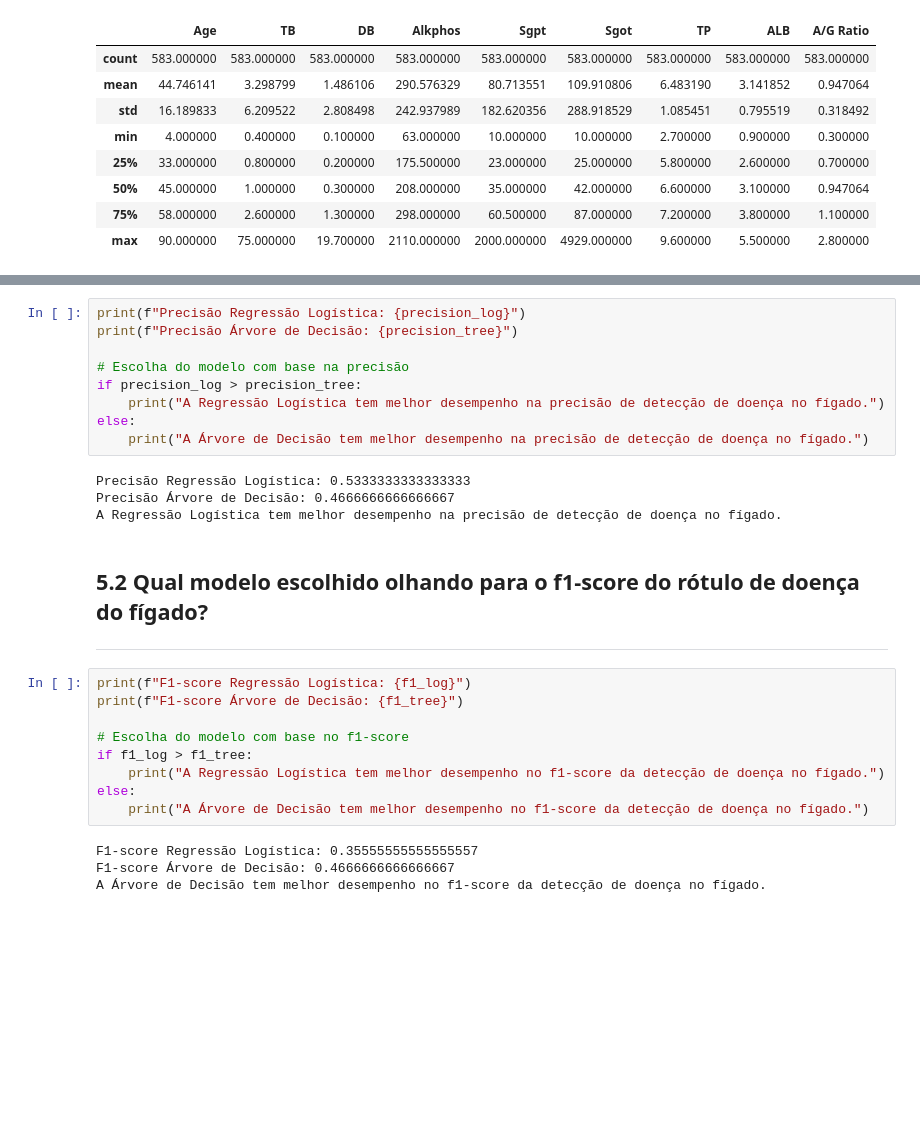
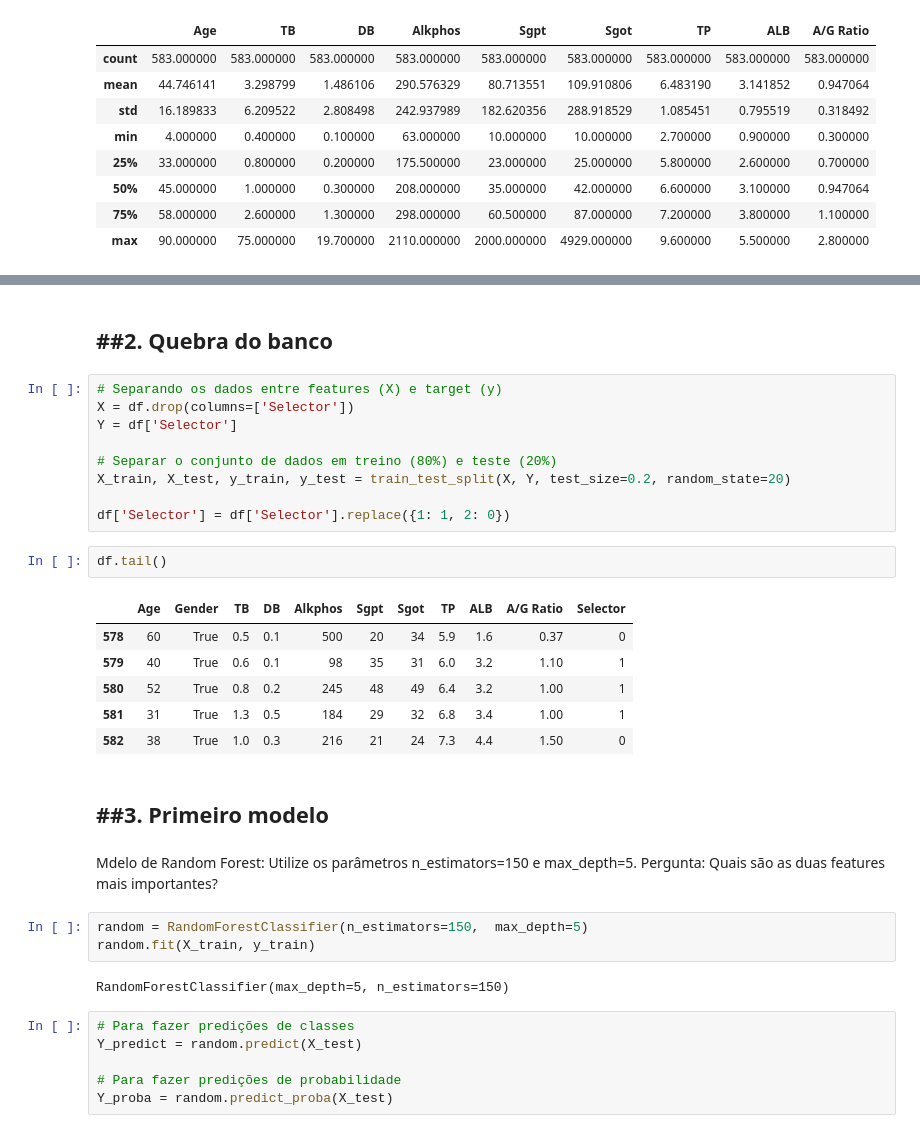
Before and after one commit to KesleyJS/TrabalhoML, a Jupyter notebook: Lista02/Lista2.ipynb, the cells around one changed output, grey strips where cells are left out. Saved outputs shown, nothing was run; the diff lists cells and outputs as text; blank space fills up the shorter version.

```diff
--- a/Lista02/Lista2.ipynb
+++ b/Lista02/Lista2.ipynb
@@ -302,29 +126,39 @@ F1-score Árvore de Decisão: 0.4666666666666667
-# %%
-print(f"Precisão Regressão Logística: {precision_log}")
-print(f"Precisão Árvore de Decisão: {precision_tree}")
-
-# Escolha do modelo com base na precisão
-if precision_log > precision_tree:
-    print("A Regressão Logística tem melhor desempenho na precisão de detecção de doença no fígado.")
-else:
-    print("A Árvore de Decisão tem melhor desempenho na precisão de detecção de doença no fígado.")
-# %% [output]
-Precisão Regressão Logística: 0.5333333333333333
-Precisão Árvore de Decisão: 0.4666666666666667
-A Regressão Logística tem melhor desempenho na precisão de detecção de doença no fígado.
-# %% [markdown]
-## 5.2 Qual modelo escolhido olhando para o f1-score do rótulo de doença do fígado?
---------------------
-# %%
-print(f"F1-score Regressão Logística: {f1_log}")
-print(f"F1-score Árvore de Decisão: {f1_tree}")
-
-# Escolha do modelo com base no f1-score
-if f1_log > f1_tree:
-    print("A Regressão Logística tem melhor desempenho no f1-score da detecção de doença no fígado.")
-else:
-    print("A Árvore de Decisão tem melhor desempenho no f1-score da detecção de doença no fígado.")
-# %% [output]
-F1-score Regressão Logística: 0.35555555555555557
-F1-score Árvore de Decisão: 0.4666666666666667
-A Árvore de Decisão tem melhor desempenho no f1-score da detecção de doença no fígado.
+# %% [markdown]
+##2. Quebra do banco
+--------------------
+# %%
+# Separando os dados entre features (X) e target (y)
+X = df.drop(columns=['Selector'])
+Y = df['Selector']
+
+# Separar o conjunto de dados em treino (80%) e teste (20%)
+X_train, X_test, y_train, y_test = train_test_split(X, Y, test_size=0.2, random_state=20)
+
+df['Selector'] = df['Selector'].replace({1: 1, 2: 0})
+# %%
+df.tail()
+# %% [output]
+|  | Age | Gender | TB | DB | Alkphos | Sgpt | Sgot | TP | ALB | A/G Ratio | Selector |
+| 578 | 60 | True | 0.5 | 0.1 | 500 | 20 | 34 | 5.9 | 1.6 | 0.37 | 0 |
+| 579 | 40 | True | 0.6 | 0.1 | 98 | 35 | 31 | 6.0 | 3.2 | 1.10 | 1 |
+| 580 | 52 | True | 0.8 | 0.2 | 245 | 48 | 49 | 6.4 | 3.2 | 1.00 | 1 |
+| 581 | 31 | True | 1.3 | 0.5 | 184 | 29 | 32 | 6.8 | 3.4 | 1.00 | 1 |
+| 582 | 38 | True | 1.0 | 0.3 | 216 | 21 | 24 | 7.3 | 4.4 | 1.50 | 0 |
+# %% [markdown]
+##3. Primeiro modelo
+--------------------
+# %% [markdown]
+Mdelo de Random Forest:
+Utilize os parâmetros n_estimators=150 e max_depth=5.
+Pergunta: Quais são as duas features mais importantes?
+# %%
+random = RandomForestClassifier(n_estimators=150,  max_depth=5)
+random.fit(X_train, y_train)
+# %% [output]
+RandomForestClassifier(max_depth=5, n_estimators=150)
+# %%
+# Para fazer predições de classes
+Y_predict = random.predict(X_test)
+
+# Para fazer predições de probabilidade
+Y_proba = random.predict_proba(X_test)
```
Also changed, not shown: parts of 50 cells of this notebook, 1 other file.
